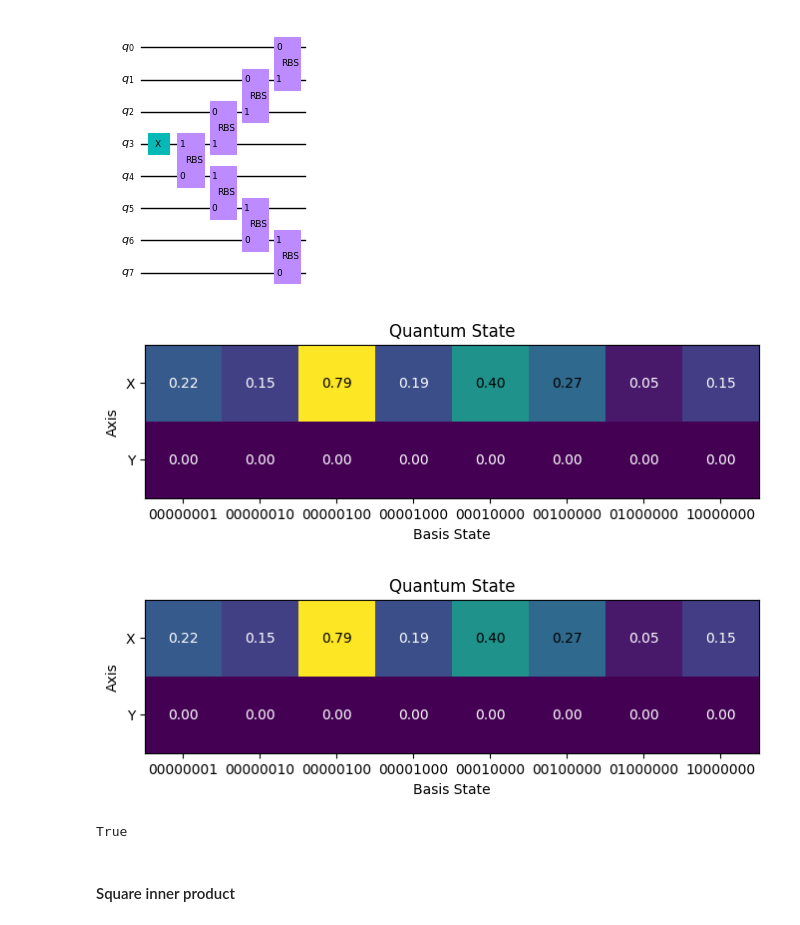
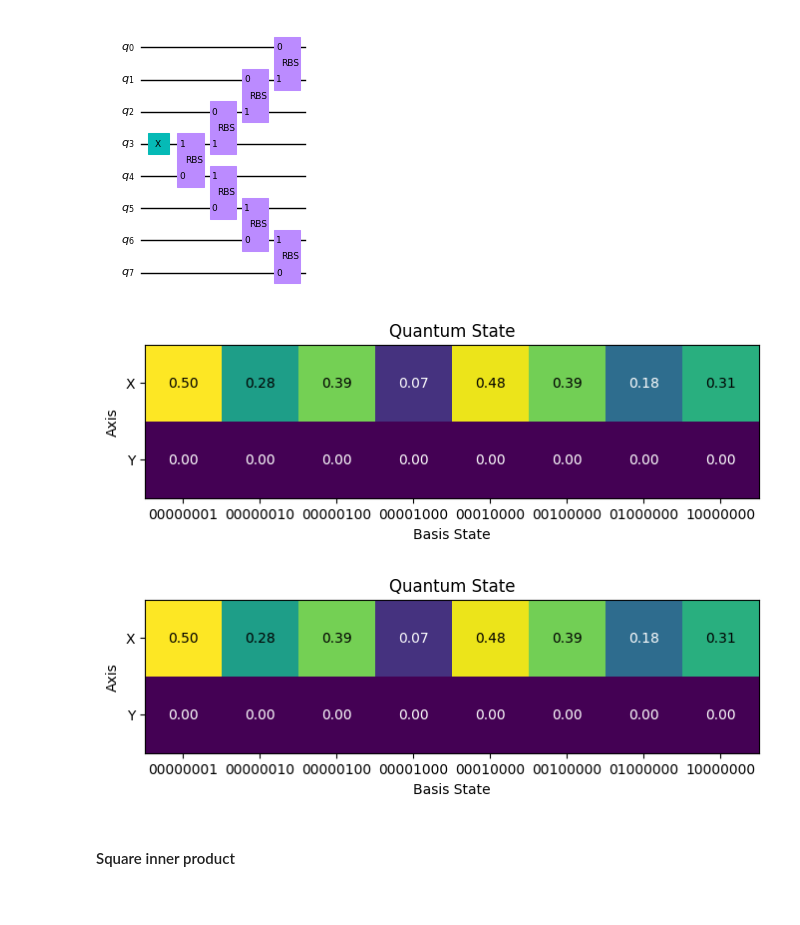
Before and after one commit to salcc/QuantumTransformers, a Jupyter notebook: notebooks/quantum/quantum.ipynb, the cells around one changed output. Cells and saved outputs as stored; diff of their text form; code cells hidden in the pictures.

```diff
--- a/notebooks/quantum/quantum.ipynb
+++ b/notebooks/quantum/quantum.ipynb
@@ -42,11 +54,12 @@ c.draw(output='mpl')
 ### Diagonal
 # %%
 def normalize(x):
-    return x / np.linalg.norm(x)
+    return x / jnp.linalg.norm(x)
 
 n = 8
 
-rng = np.random.default_rng()
-x = normalize(rng.random(n))
+key = jax.random.PRNGKey(0)
+key, subkey = jax.random.split(key)
+x = normalize(jax.random.uniform(subkey, (n,)))
 print(x)
 # %% [output]
@@ -96,9 +109,12 @@ def get_x_state(x):
     result = 0
     for i in range(len(x)):
         result += x[i] * e(i)
-    return result / np.linalg.norm(x)
+    return result / jnp.linalg.norm(x)
 
 def visualize_quantum_state(state, remove_zero_columns=False):
+    import matplotlib.pyplot as plt
+    import numpy as np
+
     fig, ax = plt.subplots(dpi=100, figsize=(8, 2))
     img = np.vstack((state.real, state.imag))
     state_labels = np.array([bin(i)[2:].zfill(int(np.log2(len(state)))) for i in range(len(state))])
@@ -124,5 +140,5 @@ def visualize_quantum_state(state, remove_zero_columns=False):
 original_state = get_x_state(x)
 visualize_quantum_state(original_state, remove_zero_columns=True)
 visualize_quantum_state(diagonal_circuit_x_state, remove_zero_columns=True)
-np.allclose(original_state, diagonal_circuit_x_state)
+assert_allclose(original_state, diagonal_circuit_x_state, verbose=False)
 # %% [output]
@@ -150,22 +166,22 @@ c.draw(output='mpl')
 # %% [markdown]
 ### Semi-diagonal
 # %%
-def get_thetas_semidiagonal(x):
-    t = np.empty(len(x) - 1)
-    t[1] = np.arctan2(x[0], x[1])
-    t[-1] = np.arctan2(x[-1], x[-2])
+def get_thetas_semidiagonal(x: Array):
+    t = jnp.empty(len(x) - 1)
+    t = t.at[1].set(jnp.arctan2(x[0], x[1]))
+    t = t.at[-1].set(jnp.arctan2(x[-1], x[-2]))
     m = len(x) // 2 - 1
     for i in range(2, m+1):
-        t[i] = np.arctan2(x[i-1], (x[i] * np.cos(t[i-1])))
+        t = t.at[i].set(jnp.arctan2(x[i-1], (x[i] * jnp.cos(t[i-1]))))
     for i in range(len(x) - 3, m, -1):
-        t[i] = np.arctan2(x[i+1], (x[i] * np.cos(t[i+1])))
-    t[0] = np.arccos(x[m] / np.cos(t[m]))
+        t = t.at[i].set(jnp.arctan2(x[i+1], (x[i] * jnp.cos(t[i+1]))))
+    t = t.at[0].set(jnp.arccos(x[m] / jnp.cos(t[m])))
 
-    thetas = -np.ones_like(t)
-    thetas[0] = t[0]
+    thetas = -jnp.ones_like(t)
+    thetas = thetas.at[0].set(t[0])
     for i in range(1, len(x)//2):
-        thetas[-2*i] = t[i]
-        thetas[-2*i+1] = t[-i]
+        thetas = thetas.at[-2*i].set(t[i])
+        thetas = thetas.at[-2*i+1].set(t[-i])
 
     return thetas
 
@@ -176,5 +192,5 @@ print(x_thetas_semidiagonal)
 # %%
-def semidiagonal_circuit(c: tc.Circuit, q: list[int], t: list[float], adjoint: bool = False, pauli_x: bool = False):
+def semidiagonal_circuit(c: tc.Circuit, q: Sequence[int], t: Array, adjoint: bool = False, pauli_x: bool = False):
     m = len(q) // 2 - 1
 
     if not adjoint:
@@ -204,11 +220,10 @@ c.draw(output='mpl')
 # %%
 visualize_quantum_state(original_state, remove_zero_columns=True)
 visualize_quantum_state(semidiagonal_circuit_x_state, remove_zero_columns=True)
-np.allclose(original_state, semidiagonal_circuit_x_state)
+assert_allclose(original_state, semidiagonal_circuit_x_state, verbose=False)
 # %% [output]
-[figure, old version]
+[figure, new version]
-[figure, old version]
+[figure, new version]
-True
 # %% [markdown]
 #### Square inner product
 # %%
```
Also changed, not shown: parts of 25 cells of this notebook.
